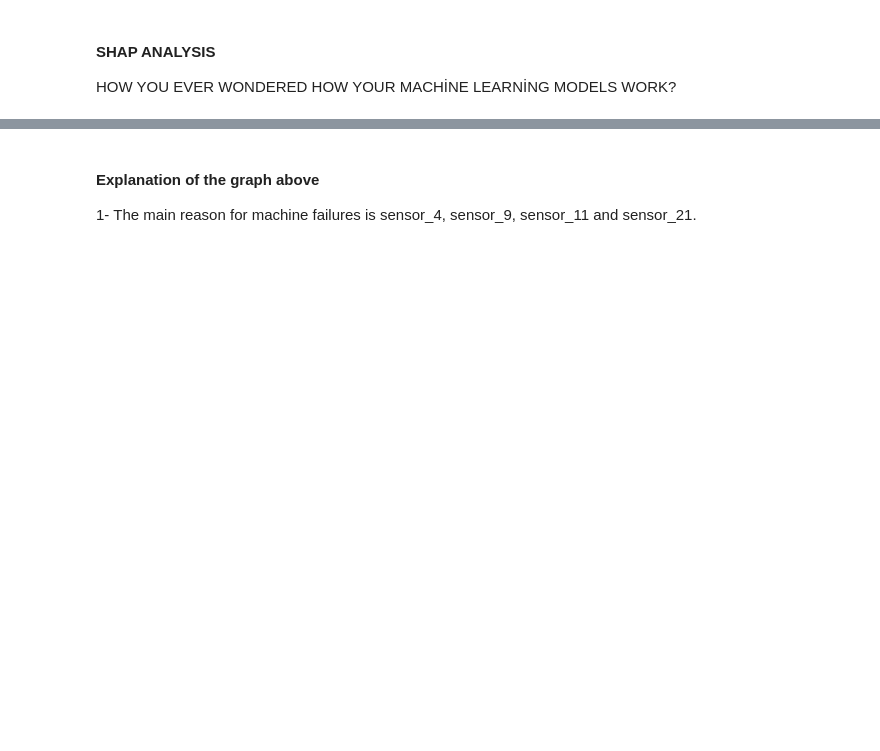
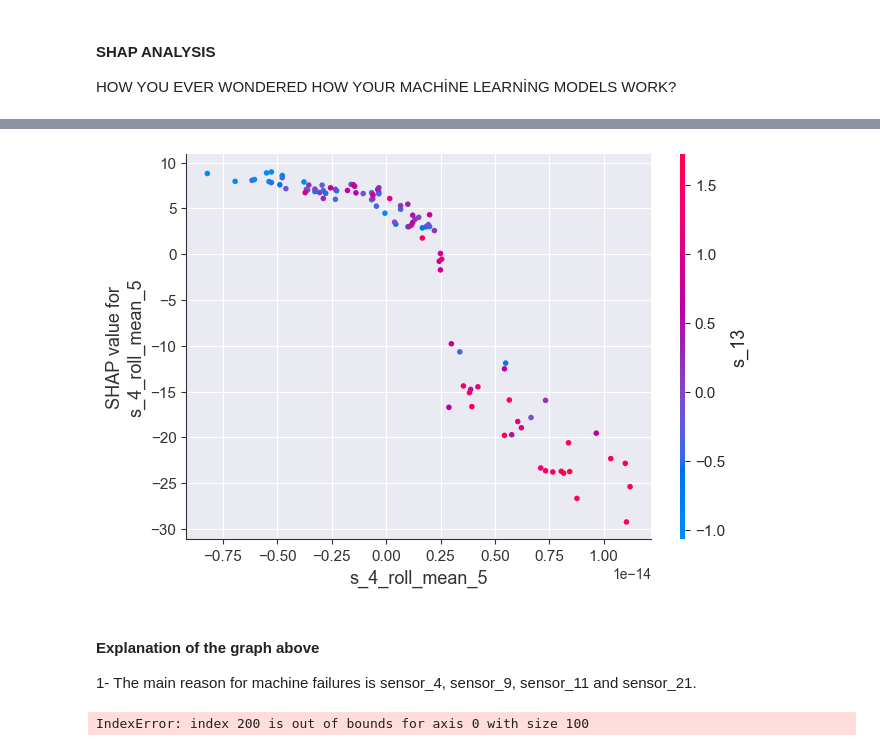
Before and after one commit to berkaylacinkaya/NASA_CMAPSS_TURBOFAN_ENGINE-PdM-, a Jupyter notebook: main.ipynb, the cells around one changed output, grey strips where cells are left out. Drawn from its saved outputs; the diff is of its cells as text; code cells hidden in the pictures; blank space fills up the shorter version.

```diff
--- a/main.ipynb
+++ b/main.ipynb
@@ -643,5 +774,7 @@ shap.summary_plot(shap_values, X_test_for_shap, plot_type="bar")
 # %%
-shap.dependence_plot("s_4_roll_mean_5", shap_values, X_test_for_shap)
+shap.dependence_plot("s_4_roll_mean_5", shap_values, X_test)
+# %% [output]
+[figure, added]
 # %% [markdown]
 #### Explanation of the graph above
 
@@ -651,8 +784,10 @@ index =200
 shap.force_plot(
     explainer.expected_value,
     shap_values[index],
-    X_test_for_shap.iloc[index]
+    X_test.iloc[index]
 )
+# %% [output]
+IndexError: index 200 is out of bounds for axis 0 with size 100
 # %%
 index = 191
 shap.force_plot(
```
Also changed, not shown: parts of 24 cells of this notebook, 4 other files.
